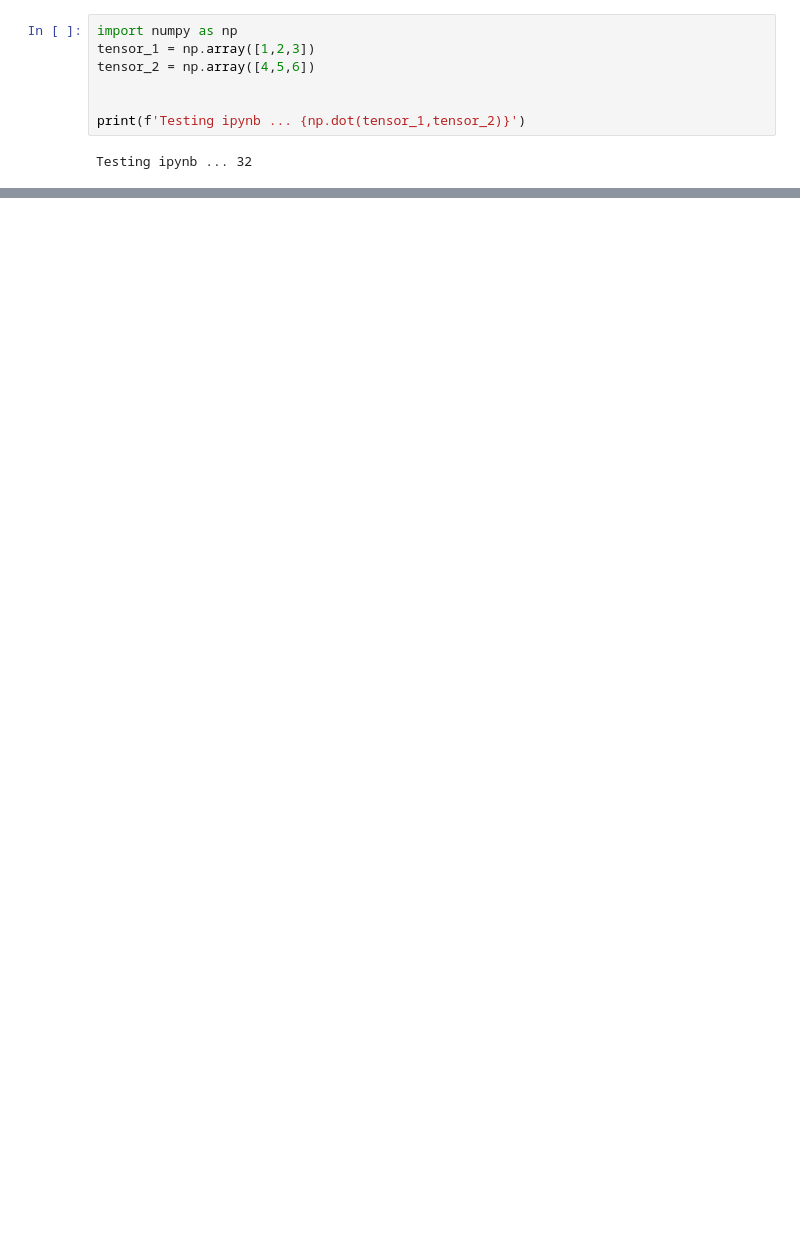
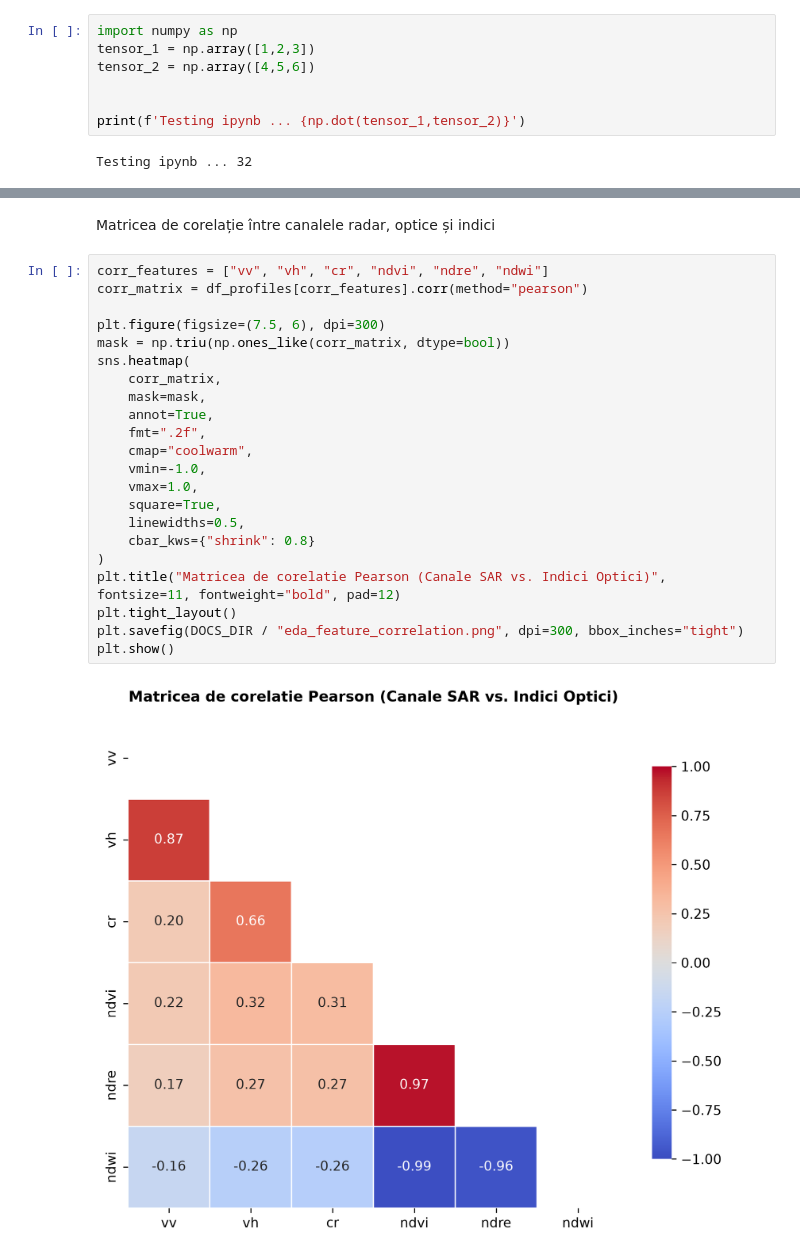
Before and after one commit to alexenache10/agritwin-dacia5, a Jupyter notebook: notebooks/00_dacia5_inspection.ipynb, the cells around one changed output, grey strips where cells are left out. Saved outputs shown, nothing was run; the diff lists cells and outputs as text; blank space fills up the shorter version.

```diff
--- a/notebooks/00_dacia5_inspection.ipynb
+++ b/notebooks/00_dacia5_inspection.ipynb
@@ -74,0 +374,26 @@ plt.close()
+# %% [markdown]
+Matricea de corelație între canalele radar, optice și indici
+# %%
+corr_features = ["vv", "vh", "cr", "ndvi", "ndre", "ndwi"]
+corr_matrix = df_profiles[corr_features].corr(method="pearson")
+
+plt.figure(figsize=(7.5, 6), dpi=300)
+mask = np.triu(np.ones_like(corr_matrix, dtype=bool))
+sns.heatmap(
+    corr_matrix,
+    mask=mask,
+    annot=True,
+    fmt=".2f",
+    cmap="coolwarm",
+    vmin=-1.0,
+    vmax=1.0,
+    square=True,
+    linewidths=0.5,
+    cbar_kws={"shrink": 0.8}
+)
+plt.title("Matricea de corelatie Pearson (Canale SAR vs. Indici Optici)", fontsize=11, fontweight="bold", pad=12)
+plt.tight_layout()
+plt.savefig(DOCS_DIR / "eda_feature_correlation.png", dpi=300, bbox_inches="tight")
+plt.show()
+# %% [output]
+[figure, added]
```
Also changed, not shown: parts of 11 cells of this notebook, 20 other files.
